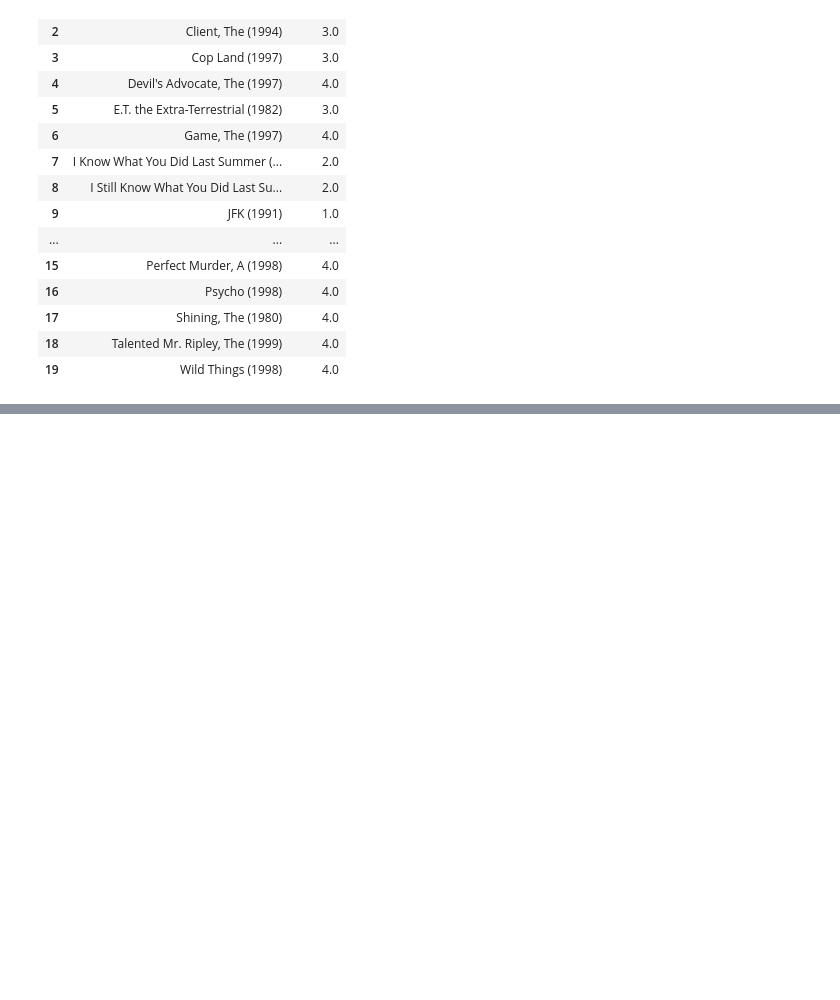
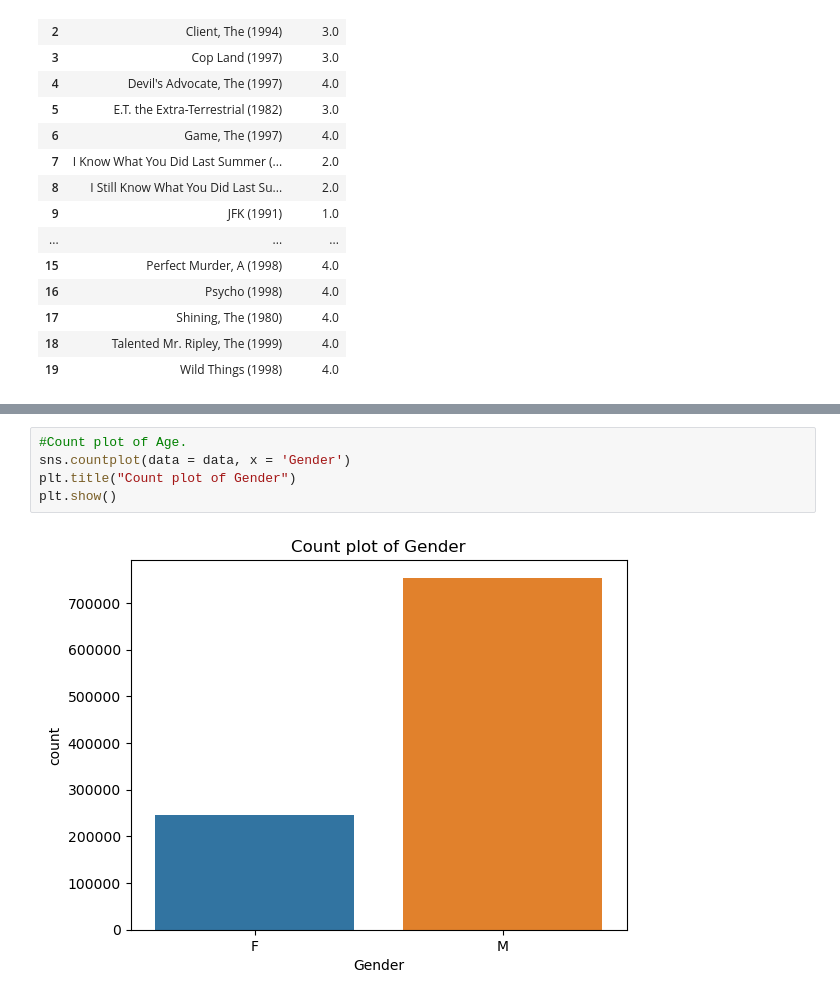
Before and after one commit to divpr24/Movielens_Case_Study_Classification_Project, a Jupyter notebook: MovieLens Case Study.ipynb, the cells around one changed output, grey strips where cells are left out. Cells and saved outputs as stored; diff of their text form; blank space fills up the shorter version.

```diff
--- a/MovieLens Case Study.ipynb
+++ b/MovieLens Case Study.ipynb
@@ -306,0 +385,7 @@ movie_list_2696
+# %%
+#Count plot of Age.
+sns.countplot(data = data, x = 'Gender')
+plt.title("Count plot of Gender")
+plt.show()
+# %% [output]
+[figure, added]
```
Also changed, not shown: parts of 35 cells of this notebook, 1 other file.
